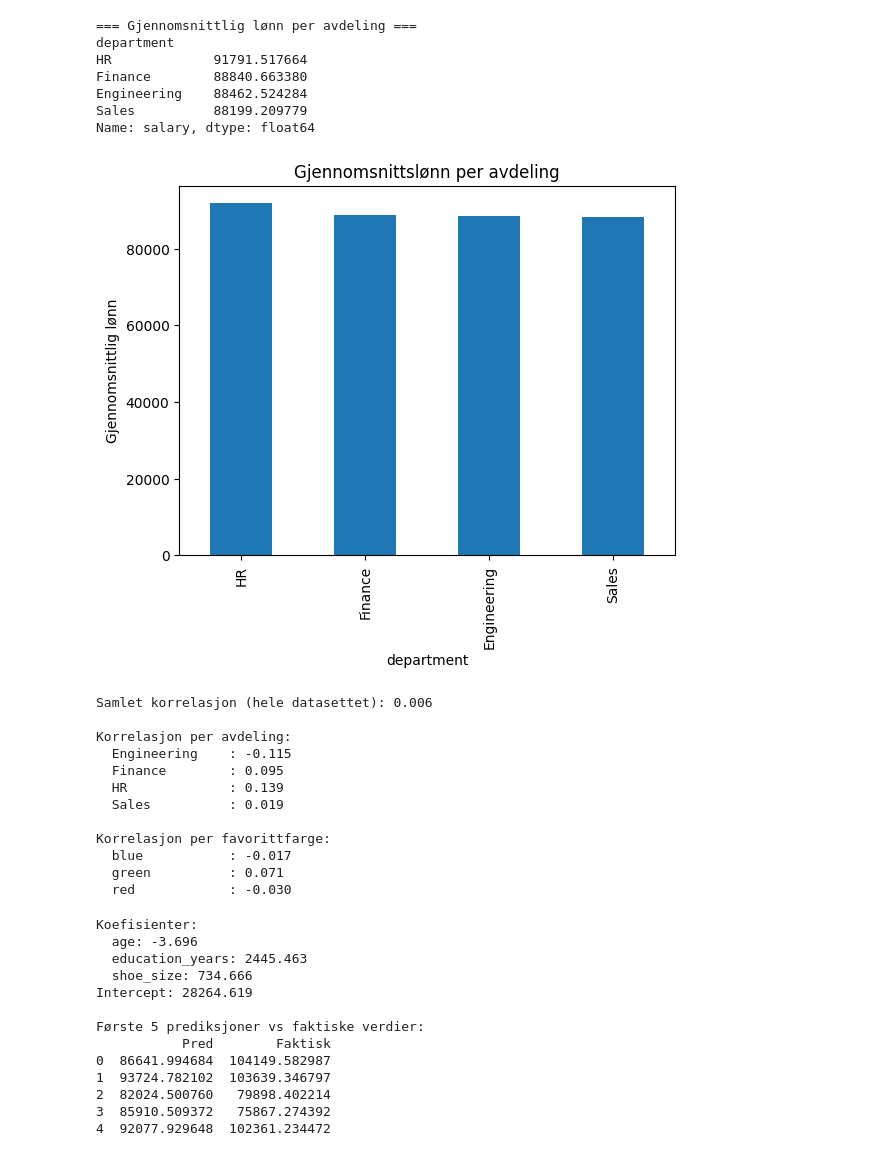
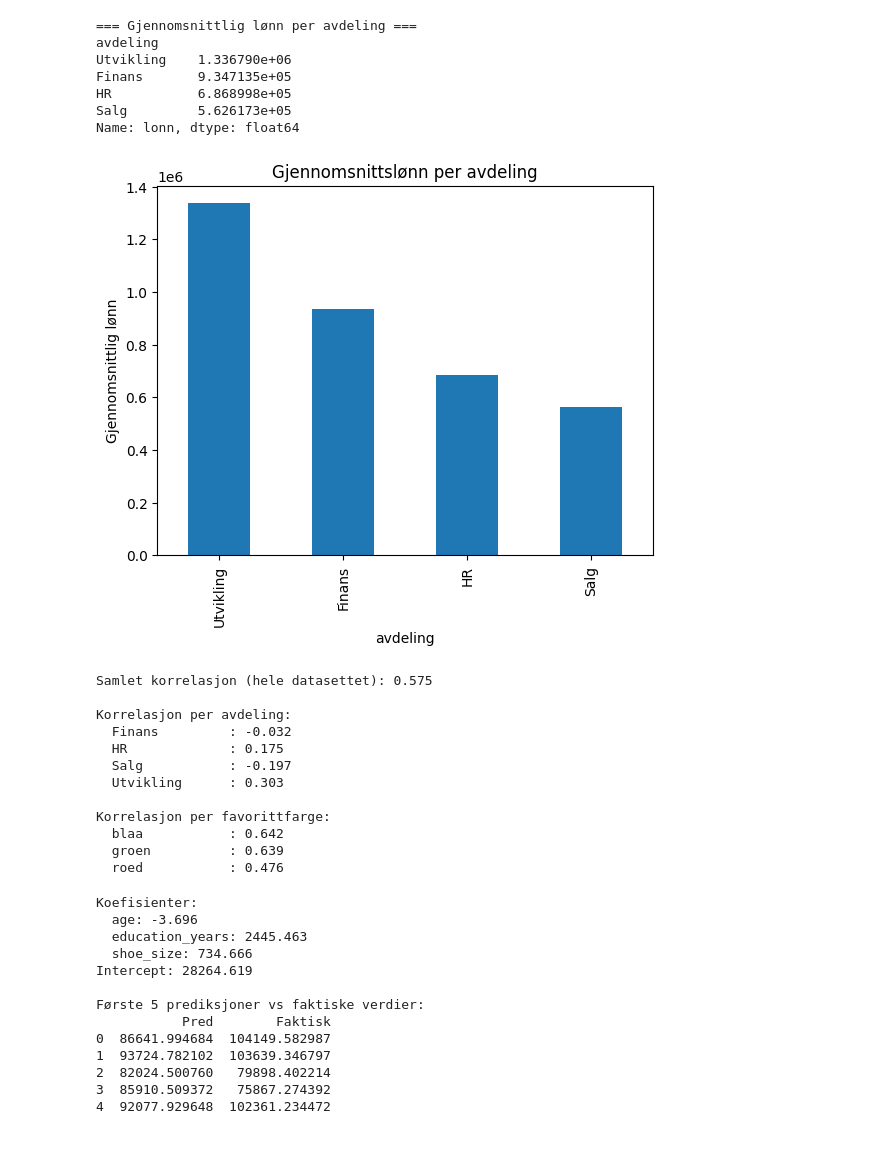
Before and after one commit to jensmorten/data-detektiv_kodekveld, a Jupyter notebook: notebooks/LF.ipynb, the cells around one changed output. Saved outputs shown, nothing was run; the diff lists cells and outputs as text; code cells hidden in the pictures.

```diff
--- a/notebooks/LF.ipynb
+++ b/notebooks/LF.ipynb
@@ -6,4 +6,5 @@ from sklearn.linear_model import LinearRegression
 import statsmodels.api as sm
 # %%
 # 1. Last inn data
-df = pd.read_csv("../data/data.csv")
+df = pd.read_csv("../data/data2.csv")
+df.columns
@@ -62,53 +84,53 @@ dtype: float64
 # %%
 
 print("\n=== Gjennomsnittlig lønn per avdeling ===")
-dept_salary = df.groupby("department")["salary"].mean().sort_values(ascending=False)
+dept_salary = df.groupby("avdeling")["lonn"].mean().sort_values(ascending=False)
 print(dept_salary)
 
 dept_salary.plot(kind="bar")
 plt.title("Gjennomsnittslønn per avdeling")
 plt.ylabel("Gjennomsnittlig lønn")
 plt.show()
 # %% [output]
 === Gjennomsnittlig lønn per avdeling ===
-department
-HR             91791.517664
-Finance        88840.663380
-Engineering    88462.524284
-Sales          88199.209779
-Name: salary, dtype: float64
+avdeling
+Utvikling    1.336790e+06
+Finans       9.347135e+05
+HR           6.868998e+05
+Salg         5.626173e+05
+Name: lonn, dtype: float64
-[figure, old version]
+[figure, new version]
 # %%
 import pandas as pd
 
 # Samlet korrelasjon
-overall_corr = df["age"].corr(df["salary"])
+overall_corr = df["alder"].corr(df["lonn"])
 print(f"Samlet korrelasjon (hele datasettet): {overall_corr:.3f}")
 
 # Korrelasjon per department
 print("\nKorrelasjon per avdeling:")
-for dept, group in df.groupby("department"):
+for dept, group in df.groupby("avdeling"):
     if len(group) > 2:  # må ha nok data
-        corr = group["age"].corr(group["salary"])
+        corr = group["alder"].corr(group["lonn"])
         print(f"  {dept:15}: {corr:.3f}")
 
 # Korrelasjon per favorite_color
 print("\nKorrelasjon per favorittfarge:")
-for color, group in df.groupby("favorite_color"):
+for color, group in df.groupby("favorittfarge"):
     if len(group) > 2:
-        corr = group["age"].corr(group["salary"])
+        corr = group["alder"].corr(group["lonn"])
         print(f"  {color:15}: {corr:.3f}")
 # %% [output]
-Samlet korrelasjon (hele datasettet): 0.006
+Samlet korrelasjon (hele datasettet): 0.575
 
 Korrelasjon per avdeling:
-  Engineering    : -0.115
-  Finance        : 0.095
-  HR             : 0.139
-  Sales          : 0.019
+  Finans         : -0.032
+  HR             : 0.175
+  Salg           : -0.197
+  Utvikling      : 0.303
 
 Korrelasjon per favorittfarge:
-  blue           : -0.017
-  green          : 0.071
-  red            : -0.030
+  blaa           : 0.642
+  groen          : 0.639
+  roed           : 0.476
 # %%
```
Also changed, not shown: parts of 5 cells of this notebook, 7 other files.
